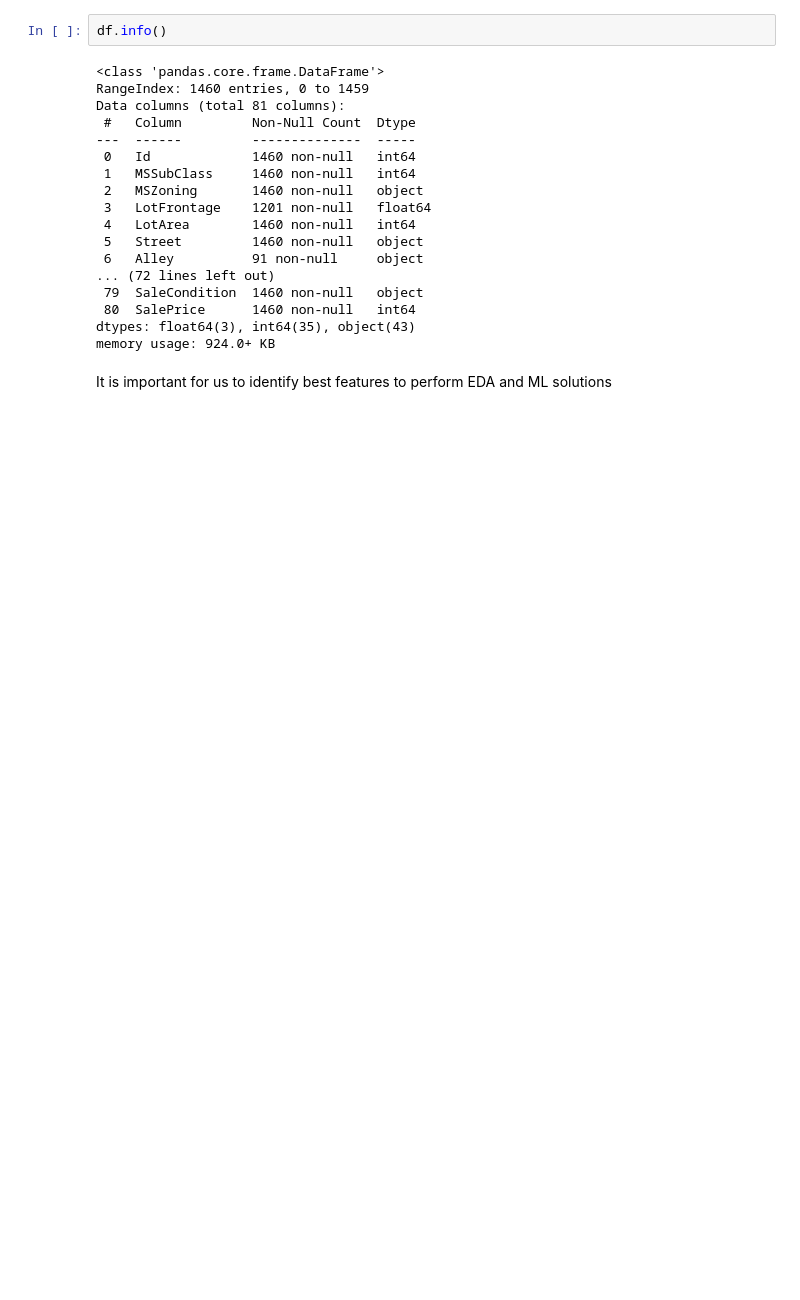
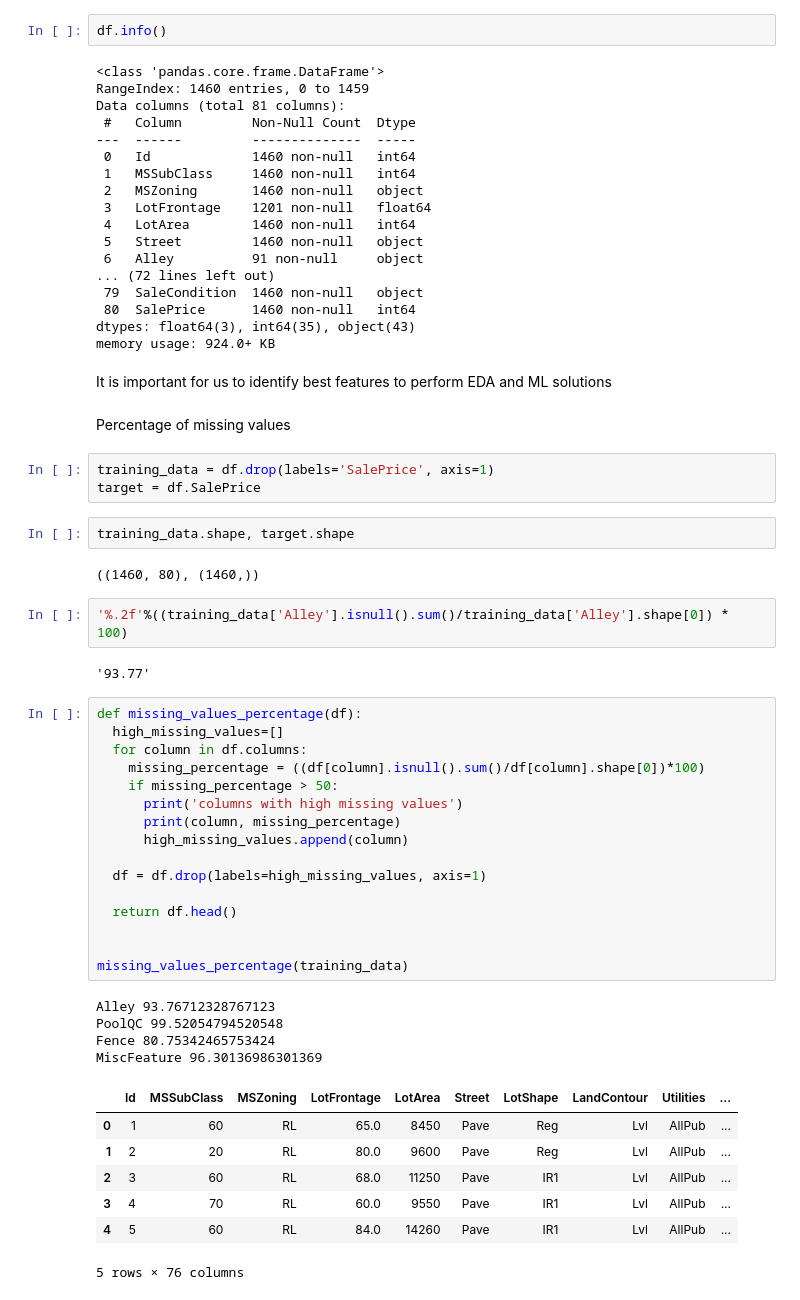
Before and after one commit to hargurjeet/MachineLearning, a Jupyter notebook: Feature_Engineering.ipynb, the cells around one changed output. Drawn from its saved outputs; the diff is of its cells as text; blank space fills up the shorter version.

```diff
--- a/Feature_Engineering.ipynb
+++ b/Feature_Engineering.ipynb
@@ -93,3 +91,44 @@ dtypes: float64(3), int64(35), object(43)
 memory usage: 924.0+ KB
 # %% [markdown]
 It is important for us to identify best features to perform EDA and ML solutions
+# %% [markdown]
+Percentage of missing values
+# %%
+training_data = df.drop(labels='SalePrice', axis=1)
+target = df.SalePrice
+# %%
+training_data.shape, target.shape
+# %% [output]
+((1460, 80), (1460,))
+# %%
+'%.2f'%((training_data['Alley'].isnull().sum()/training_data['Alley'].shape[0]) * 100)
+# %% [output]
+'93.77'
+# %%
+def missing_values_percentage(df):
+  high_missing_values=[]
+  for column in df.columns:
+    missing_percentage = ((df[column].isnull().sum()/df[column].shape[0])*100)
+    if missing_percentage > 50:
+      print('columns with high missing values')
+      print(column, missing_percentage)
+      high_missing_values.append(column)
+
+  df = df.drop(labels=high_missing_values, axis=1)
+
+  return df.head()
+
+
+missing_values_percentage(training_data)
+# %% [output]
+Alley 93.76712328767123
+PoolQC 99.52054794520548
+Fence 80.75342465753424
+MiscFeature 96.30136986301369
+|  | Id | MSSubClass | MSZoning | LotFrontage | LotArea | Street | LotShape | LandContour | Utilities | ... |
+| 0 | 1 | 60 | RL | 65.0 | 8450 | Pave | Reg | Lvl | AllPub | ... |
+| 1 | 2 | 20 | RL | 80.0 | 9600 | Pave | Reg | Lvl | AllPub | ... |
+| 2 | 3 | 60 | RL | 68.0 | 11250 | Pave | IR1 | Lvl | AllPub | ... |
+| 3 | 4 | 70 | RL | 60.0 | 9550 | Pave | IR1 | Lvl | AllPub | ... |
+| 4 | 5 | 60 | RL | 84.0 | 14260 | Pave | IR1 | Lvl | AllPub | ... |
+5 rows × 76 columns
```
Also changed, not shown: parts of 2 cells of this notebook.
